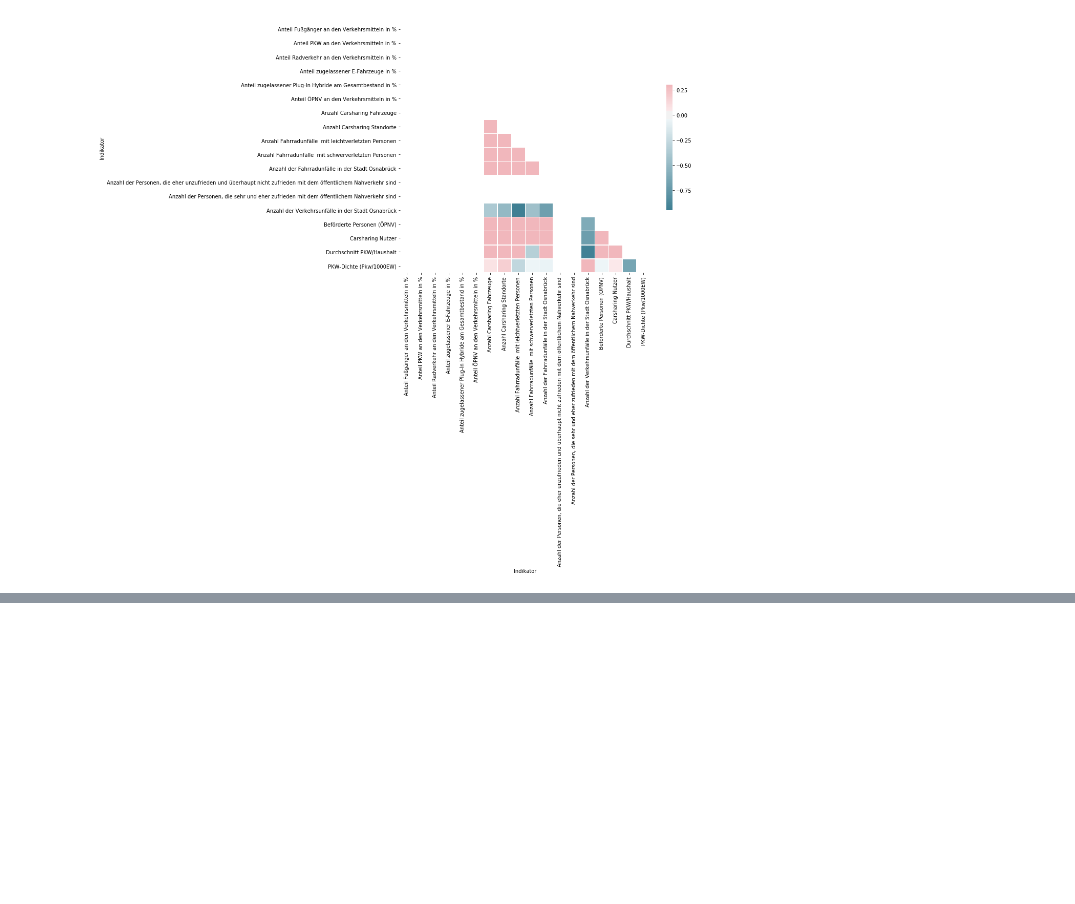
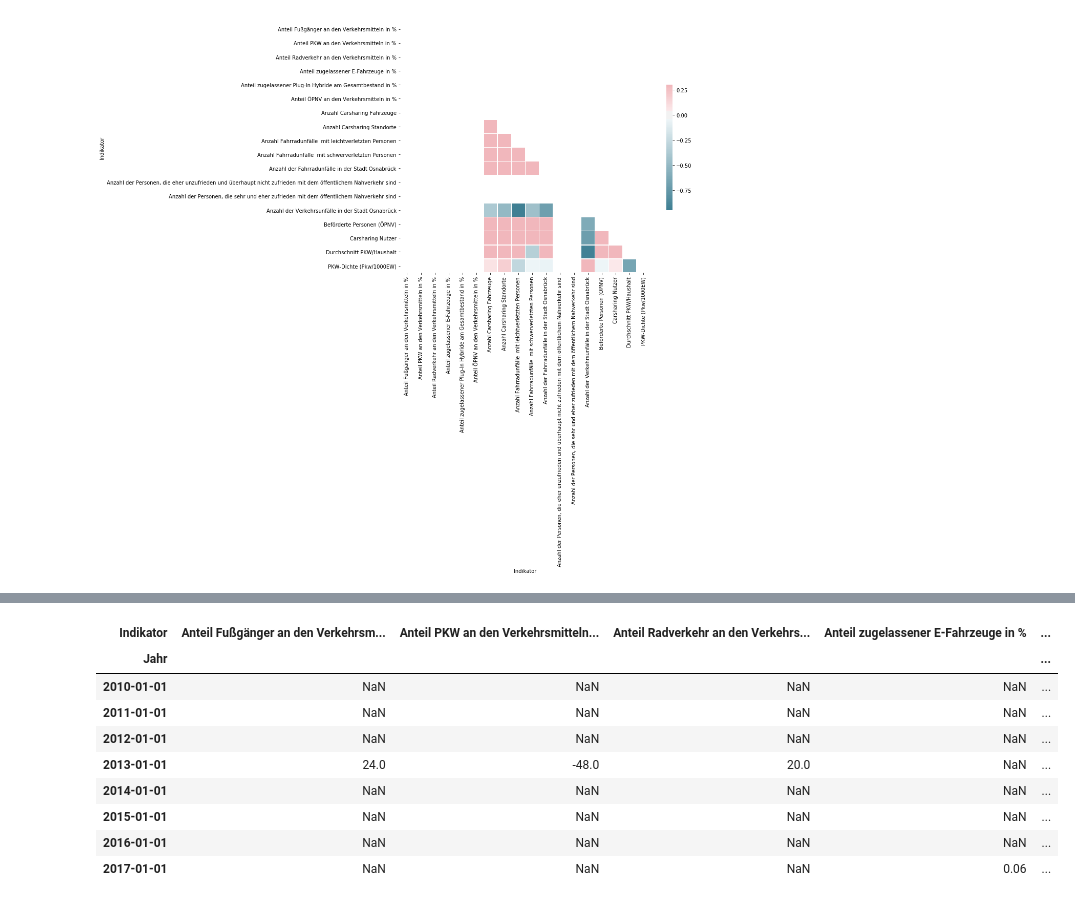
Before and after one commit to codeforosnabrueck/kosmos, a Jupyter notebook: parsing_and_analysis.ipynb, the cells around one changed output, grey strips where cells are left out. Cells and saved outputs as stored; diff of their text form; code cells hidden in the pictures; blank space fills up the shorter version.

```diff
--- a/parsing_and_analysis.ipynb
+++ b/parsing_and_analysis.ipynb
@@ -199,6 +198,3 @@ Index(['Anteil Fußgänger an den Verkehrsmitteln in %',
        'Beförderte Personen (ÖPNV)', 'Carsharing Nutzer',
        'Durchschnitt PKW/Haushalt', 'PKW-Dichte (Pkw/1000EW)'],
       dtype='object', name='Indikator')
-# %%
-data['Jahr'] = data.index
-data
@@ -297,0 +264,28 @@ sns.heatmap(corr, mask=mask, cmap=cmap, vmax=.3, center=0,
+# %%
+#dictionary that assigns the desired trend direction for each variable
+trend_dict = {key: None for key in data.columns}
+#all variables which we want to see rise over time:
+trend_dict['Anteil Fußgänger an den Verkehrsmitteln in %'] = 'positive'
+trend_dict['Anteil Radverkehr an den Verkehrsmitteln in %'] = 'positive'
+trend_dict['Anteil zugelassener E-Fahrzeuge in %'] = 'positive'
+trend_dict['Anteil zugelassener Plug-In Hybride am Gesamtbestand in %'] = 'positive'
+trend_dict['Anteil ÖPNV an den Verkehrsmitteln in %'] = 'positive'
+trend_dict['Anzahl Carsharing Fahrzeuge'] = 'positive'
+trend_dict['Anzahl Carsharing Standorte'] = 'positive'
+trend_dict['Anzahl der Personen, die sehr und eher zufrieden mit dem öffentlichem Nahverkehr sind'] = 'positive'
+trend_dict['Beförderte Personen (ÖPNV)'] = 'positive'
+trend_dict['Carsharing Nutzer'] = 'positive'
+
+#all variables which we want to see diminish over time
+trend_dict['Anteil PKW an den Verkehrsmitteln in %'] = 'negative'
+trend_dict['Anzahl Fahrradunfälle  mit leichtverletzten Personen'] = 'negative'
+trend_dict['Anzahl Fahrradunfälle  mit schwerverletzten Personen'] = 'negative'
+trend_dict['Anzahl der Fahrradunfälle in der Stadt Osnabrück'] = 'negative'
+trend_dict['Anzahl der Personen, die eher unzufrieden und überhaupt nicht zufrieden mit dem öffentlichem Nahverkehr sind'] = 'negative'
+trend_dict['Anzahl der Verkehrsunfälle in der Stadt Osnabrück'] = 'negative'
+
+# These things do not have an unambiguous interpretation.
+trend_dict['Durchschnitt PKW/Haushalt'] = 'neutral'
+trend_dict['PKW-Dichte (Pkw/1000EW)'] = 'neutral'
+
+trend_dict
@@ -297,0 +324,19 @@ sns.heatmap(corr, mask=mask, cmap=cmap, vmax=.3, center=0,
+# %%
+data_adjusted = data.copy()
+for indicator, desired_direction in trend_dict.items():
+    if desired_direction == 'negative':
+        data_adjusted[indicator] *= -1
+    elif desired_direction == 'neutral':
+        del data_adjusted[indicator]
+data_adjusted
+# %% [output]
+| Indikator | Anteil Fußgänger an den Verkehrsm... | Anteil PKW an den Verkehrsmitteln... | Anteil Radverkehr an den Verkehrs... | Anteil zugelassener E-Fahrzeuge in % | ... |
+| Jahr |  |  |  |  | ... |
+| 2010-01-01 | NaN | NaN | NaN | NaN | ... |
+| 2011-01-01 | NaN | NaN | NaN | NaN | ... |
+| 2012-01-01 | NaN | NaN | NaN | NaN | ... |
+| 2013-01-01 | 24.0 | -48.0 | 20.0 | NaN | ... |
+| 2014-01-01 | NaN | NaN | NaN | NaN | ... |
+| 2015-01-01 | NaN | NaN | NaN | NaN | ... |
+| 2016-01-01 | NaN | NaN | NaN | NaN | ... |
+| 2017-01-01 | NaN | NaN | NaN | 0.06 | ... |
```
Also changed, not shown: parts of 22 cells of this notebook.
